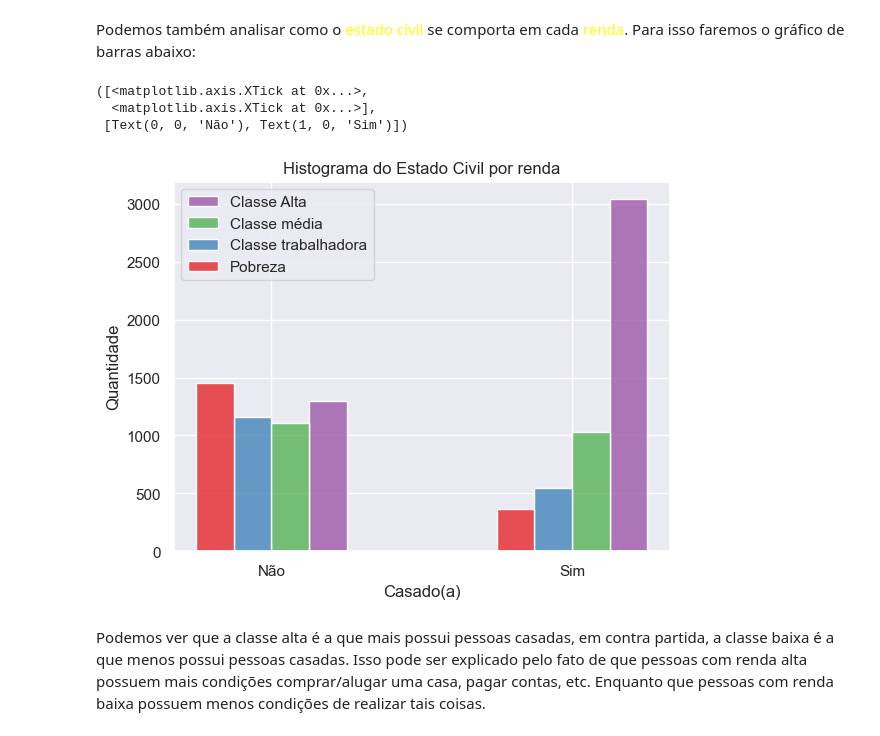
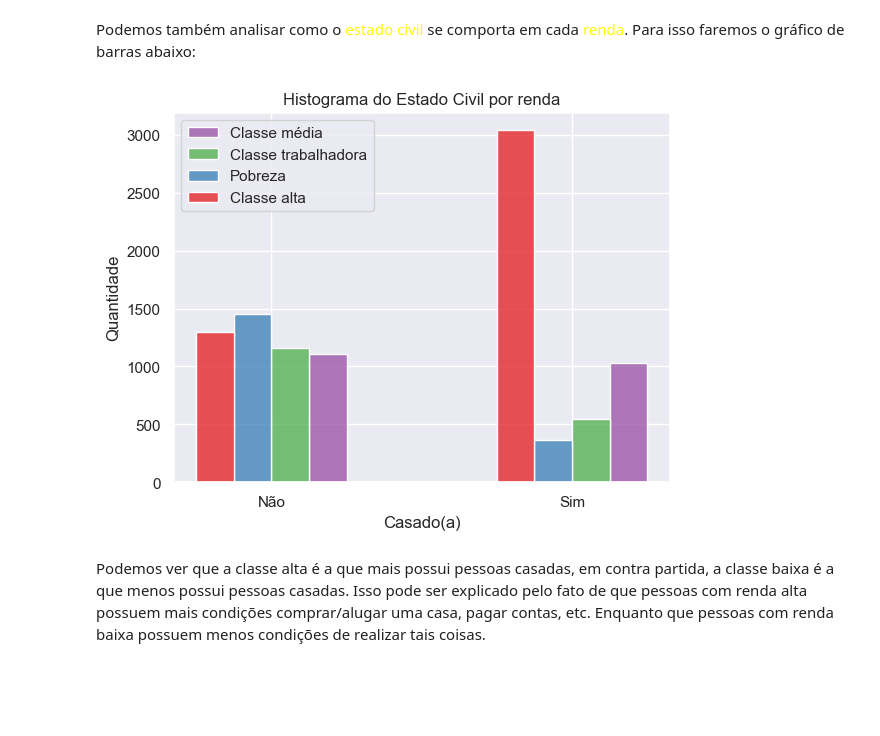
Before and after one commit to AlexsanderBenatti/Turing-case, a Jupyter notebook: Analise-I/analise_e_modelos.ipynb, the cells around one changed output. Drawn from its saved outputs; the diff is of its cells as text; code cells hidden in the pictures; blank space fills up the shorter version.

```diff
--- a/Analise-I/analise_e_modelos.ipynb
+++ b/Analise-I/analise_e_modelos.ipynb
@@ -604,13 +577,11 @@ Podemos também analisar como o <font color='yellow'>estado civil</font> se comp
 # %%
 sns.histplot(data=insurance, x='MARRIED', hue='INCOME', multiple='dodge', shrink=0.5, palette='Set1').set(title='Histograma do Estado Civil por renda', xlabel='Casado(a)', ylabel='Quantidade')
 
-plt.legend(['Classe Alta', 'Classe média', 'Classe trabalhadora', 'Pobreza'])
 plt.xticks([0,1], ['Não', 'Sim'])
+plt.legend(['Classe média', 'Classe trabalhadora', 'Pobreza', 'Classe alta'])
+plt.show()
 # %% [output]
-([<matplotlib.axis.XTick at 0x...>,
-  <matplotlib.axis.XTick at 0x...>],
- [Text(0, 0, 'Não'), Text(1, 0, 'Sim')])
-[figure, old version]
+[figure, new version]
 # %% [markdown]
 Podemos ver que a classe alta é a que mais possui pessoas casadas, em contra partida, a classe baixa é a que menos possui pessoas casadas. Isso pode ser explicado pelo fato de que pessoas com renda alta possuem mais condições comprar/alugar uma casa, pagar contas, etc. Enquanto que pessoas com renda baixa possuem menos condições de realizar tais coisas.
 # %% [markdown]
```
Also changed, not shown: parts of 35 cells of this notebook.
